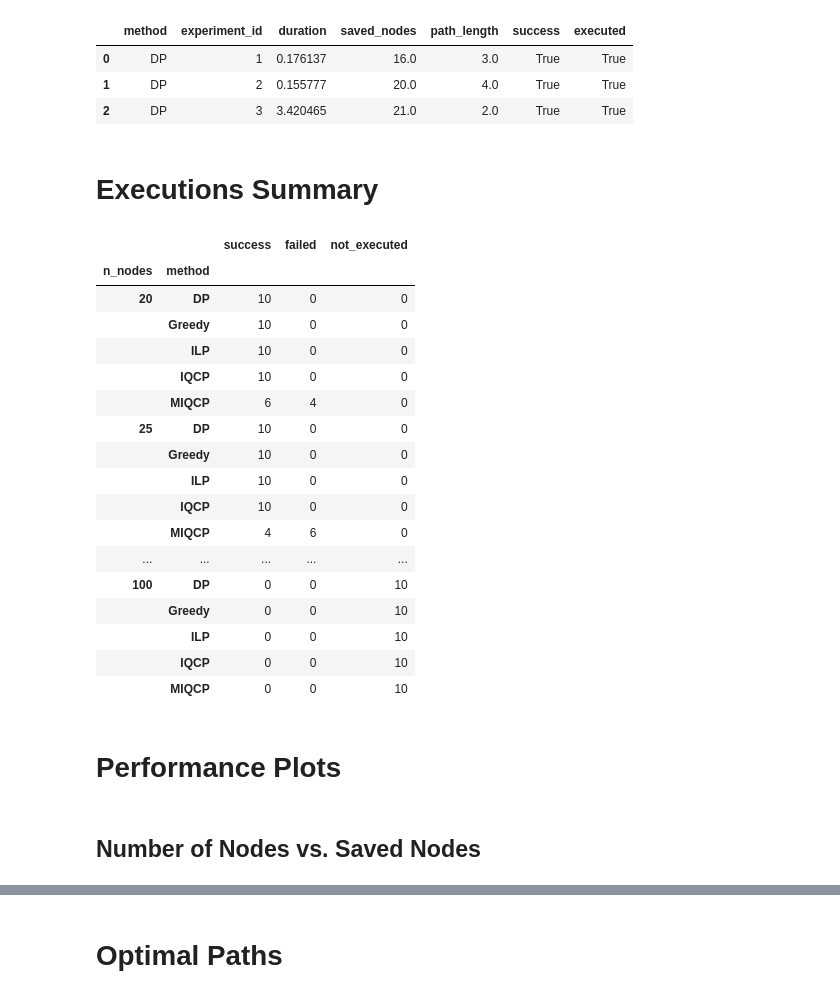
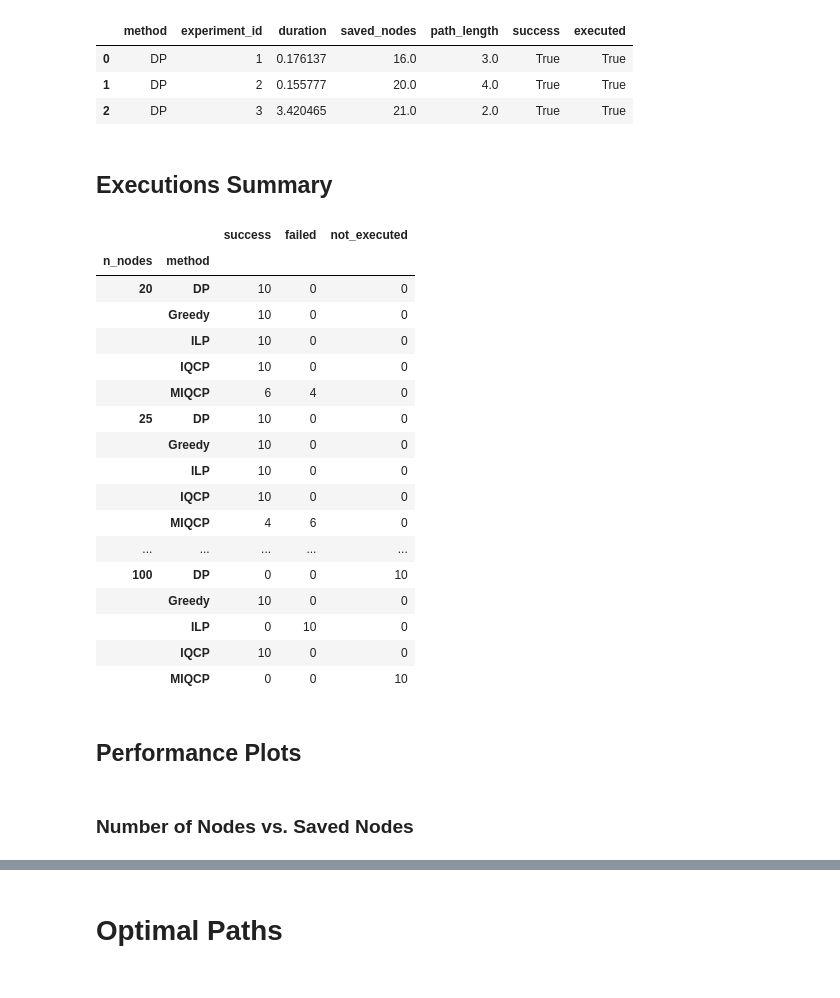
Before and after one commit to cobu93/moving-firefighter-problem, a Jupyter notebook: results.ipynb, the cells around one changed output, grey strips where cells are left out. Saved outputs shown, nothing was run; the diff lists cells and outputs as text; code cells hidden in the pictures.

Commit message:
Updating results notebook (Uncomplete)

```diff
--- a/results.ipynb
+++ b/results.ipynb
@@ -37,16 +37,16 @@ COLOR_MAP = {
     "Greedy": "#C4D6B0"
 }
 # %%
-with open(RESULTS_FILE, "r") as f:
-    results = json.load(f)
+with open(NODES_RESULTS_FILE, "r") as f:
+    nodes_results = json.load(f)
 
-with open(EXPERIMENTS_FILE, "r") as f:
-    experiments = json.load(f)
+with open(NODES_EXPERIMENTS_FILE, "r") as f:
+    nodes_experiments = json.load(f)
 # %%
 data = []
 
-for e in experiments:
-    for m in results:
+for e in nodes_experiments:
+    for m in nodes_results:
         data.append({
             "experiment_id": e["id"],
             "n_nodes": e["n_nodes"],
@@ -57,8 +57,8 @@ for e in experiments:
             "method": METHODS_MAP.get(m, m)
         })
 
-experiments_df = pd.DataFrame(data)
-experiments_df.head(3)
+nodes_experiments_df = pd.DataFrame(data)
+nodes_experiments_df.head(3)
 # %% [output]
 |  | experiment_id | n_nodes | type_root_degree | expected_root_degree | root_degree | propagation_time | ... |
 | 0 | 51 | 20 | min | 3 | 3 | 1.0 | ... |
@@ -67,8 +67,8 @@ experiments_df.head(3)
 # %%
 data = []
 
-for m in results:
-    for e in results[m]:
+for m in nodes_results:
+    for e in nodes_results[m]:
         data.append({
             "method": METHODS_MAP.get(m, m),
             "experiment_id": e["experiment"],
@@ -79,44 +79,44 @@ for m in results:
             "executed": True
         })
 
-results_df = pd.DataFrame(data)
-results_df.head(3)
+nodes_results_df = pd.DataFrame(data)
+nodes_results_df.head(3)
 # %% [output]
 |  | method | experiment_id | duration | saved_nodes | path_length | success | executed |
 | 0 | DP | 1 | 0.176137 | 16.0 | 3.0 | True | True |
 | 1 | DP | 2 | 0.155777 | 20.0 | 4.0 | True | True |
 | 2 | DP | 3 | 3.420465 | 21.0 | 2.0 | True | True |
 # %%
-info_df = results_df.merge(experiments_df, on=["experiment_id", "method"], how="right")
-info_df["executed"] = info_df["executed"].fillna(False)
-info_df["not_executed"] = ~info_df["executed"]
-info_df["success"] = info_df["success"].fillna(False)
-info_df["failed"] = info_df["executed"] & ~info_df["success"]
+nodes_info_df = nodes_results_df.merge(nodes_experiments_df, on=["experiment_id", "method"], how="right")
+nodes_info_df["executed"] = nodes_info_df["executed"].fillna(False)
+nodes_info_df["not_executed"] = ~nodes_info_df["executed"]
+nodes_info_df["success"] = nodes_info_df["success"].fillna(False)
+nodes_info_df["failed"] = nodes_info_df["executed"] & ~nodes_info_df["success"]
 # %% [markdown]
-# Executions Summary
+## Executions Summary
 # %%
-info_df.groupby(["n_nodes", "method"])[["success", "failed", "not_executed"]].sum()
+nodes_info_df.groupby(["n_nodes", "method"])[["success", "failed", "not_executed"]].sum()
 # %% [output]
 |  |  | success | failed | not_executed |
 | n_nodes | method |  |  |  |
 | 20 | DP | 10 | 0 | 0 |
 |  | Greedy | 10 | 0 | 0 |
 |  | ILP | 10 | 0 | 0 |
 |  | IQCP | 10 | 0 | 0 |
 |  | MIQCP | 6 | 4 | 0 |
 | 25 | DP | 10 | 0 | 0 |
 |  | Greedy | 10 | 0 | 0 |
 |  | ILP | 10 | 0 | 0 |
 |  | IQCP | 10 | 0 | 0 |
 |  | MIQCP | 4 | 6 | 0 |
 | ... | ... | ... | ... | ... |
 | 100 | DP | 0 | 0 | 10 |
-|  | Greedy | 0 | 0 | 10 |
-|  | ILP | 0 | 0 | 10 |
-|  | IQCP | 0 | 0 | 10 |
+|  | Greedy | 10 | 0 | 0 |
+|  | ILP | 0 | 10 | 0 |
+|  | IQCP | 10 | 0 | 0 |
 |  | MIQCP | 0 | 0 | 10 |
 # %% [markdown]
-# Performance Plots
+## Performance Plots
 # %%
 # Compute confidence intervals
 def compute_mean_bounds(data, confidence=0.95):
@@ -135,7 +135,7 @@ def compute_mean_bounds(data, lower_percentile=25, upper_percentile=75):
     u, m, l = np.percentile(data, [upper_percentile, 50, lower_percentile])
     return m, u, l
 # %% [markdown]
-## Number of Nodes vs. Saved Nodes
+### Number of Nodes vs. Saved Nodes
 # %%
 data = []
 
```
Also changed, not shown: parts of 18 cells of this notebook.
